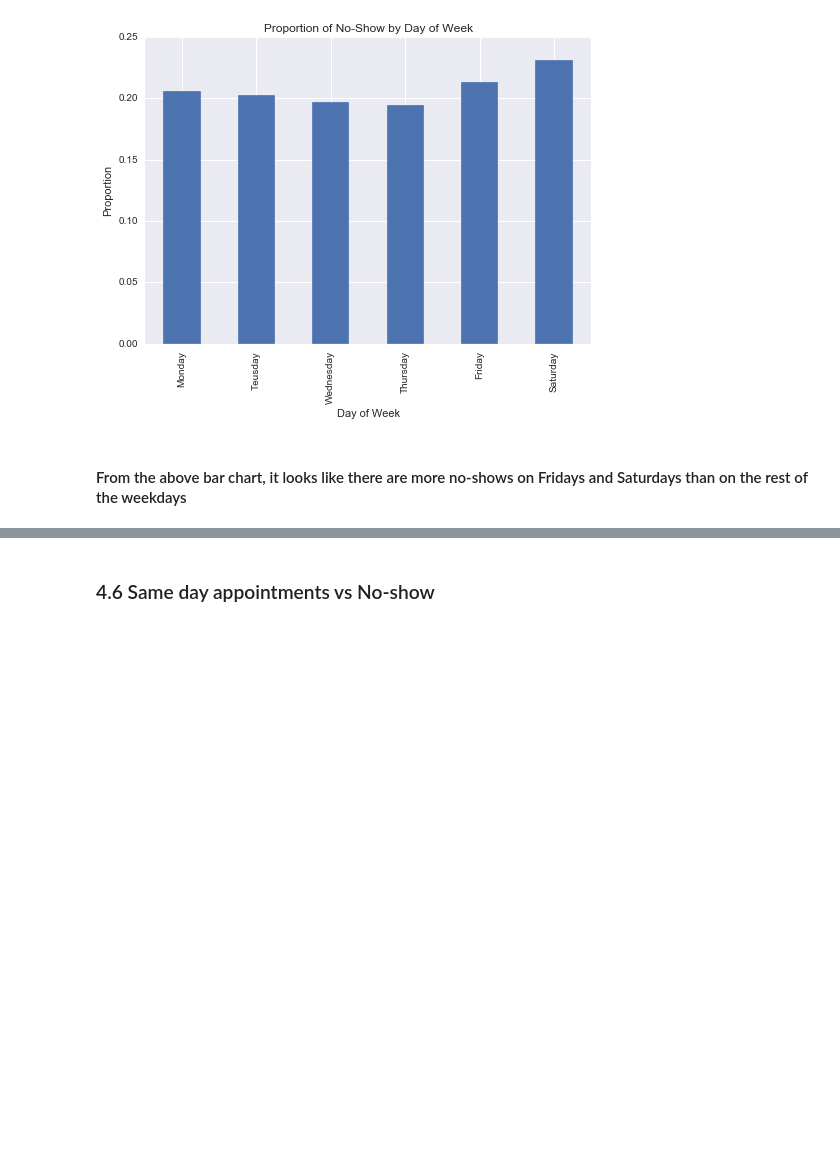
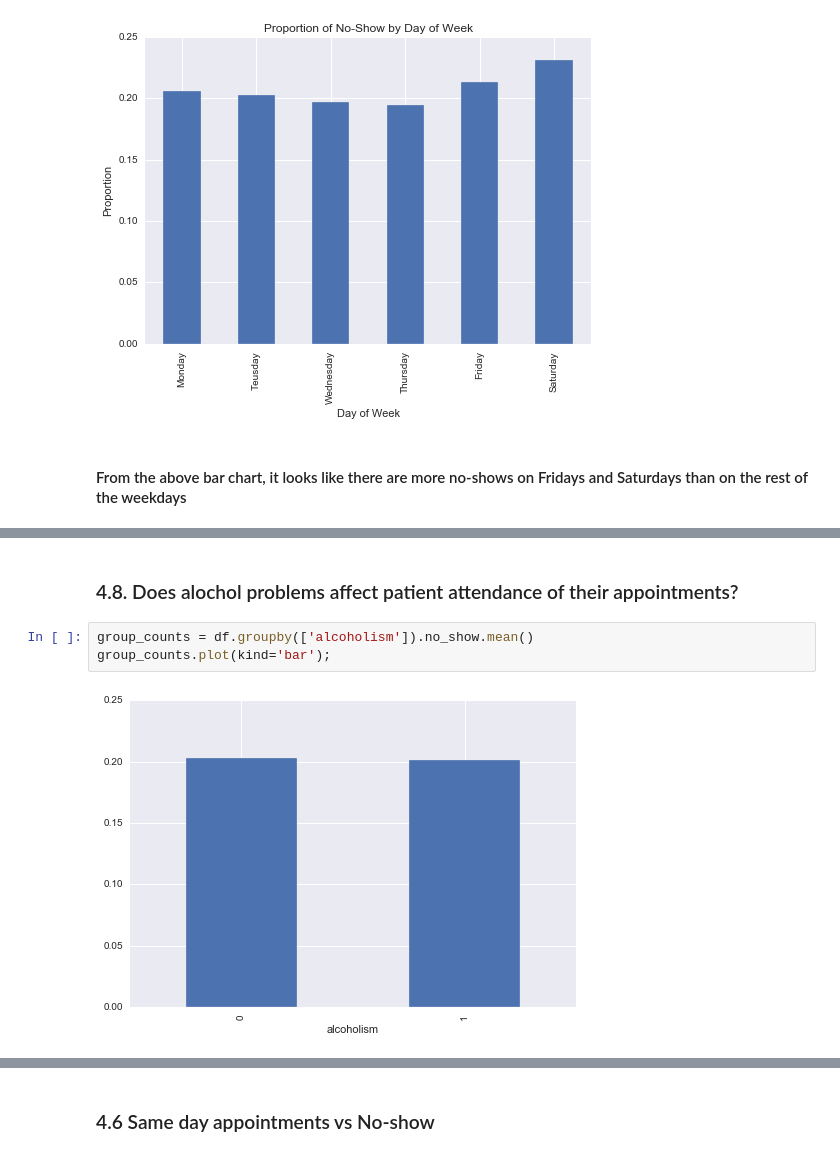
Before and after one commit to walidsi/Udacity_ADA, a Jupyter notebook: No_Show_Appointments_Analysis.ipynb, the cells around one changed output, grey strips where cells are left out. Drawn from its saved outputs; the diff is of its cells as text; blank space fills up the shorter version.

```diff
--- a/No_Show_Appointments_Analysis.ipynb
+++ b/No_Show_Appointments_Analysis.ipynb
@@ -413 +419,8 @@ group_counts.plot(kind='bar')
 [figure]
+# %% [markdown]
+### 4.8. Does alochol problems affect patient attendance of their appointments?
+# %%
+group_counts = df.groupby(['alcoholism']).no_show.mean()
+group_counts.plot(kind='bar');
+# %% [output]
+[figure, added]
```
Also changed, not shown: parts of 14 cells of this notebook.
